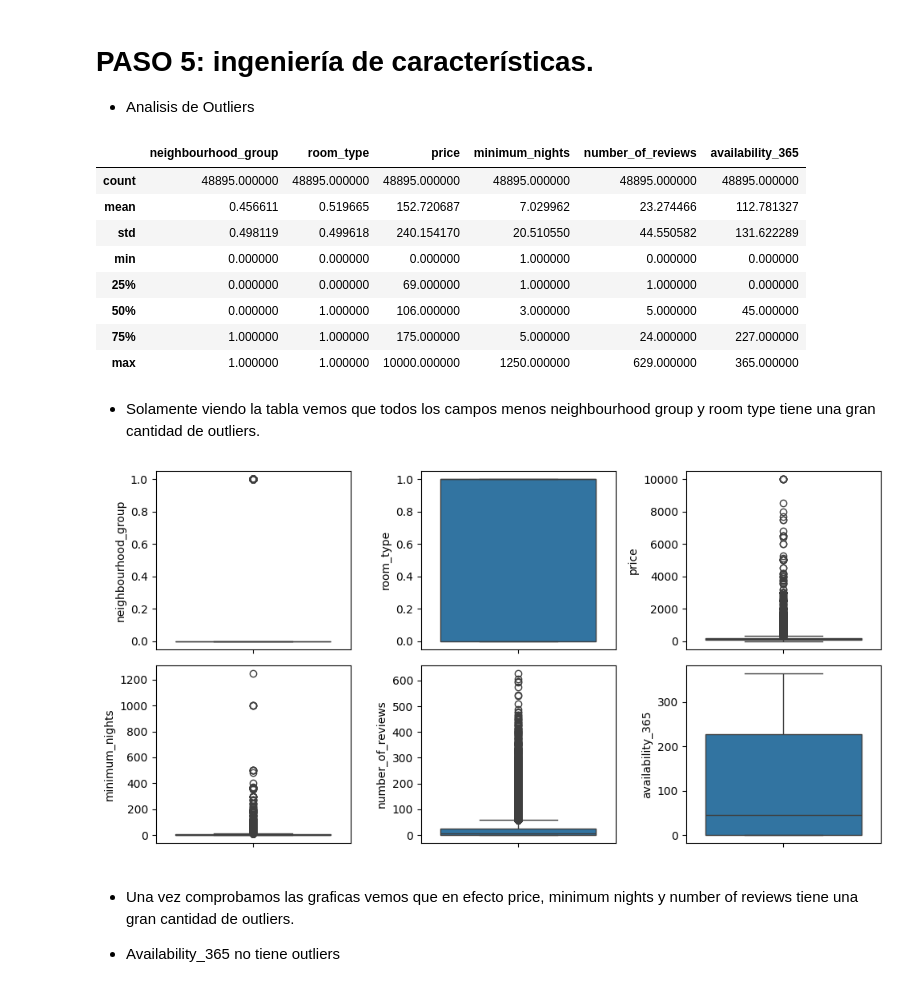
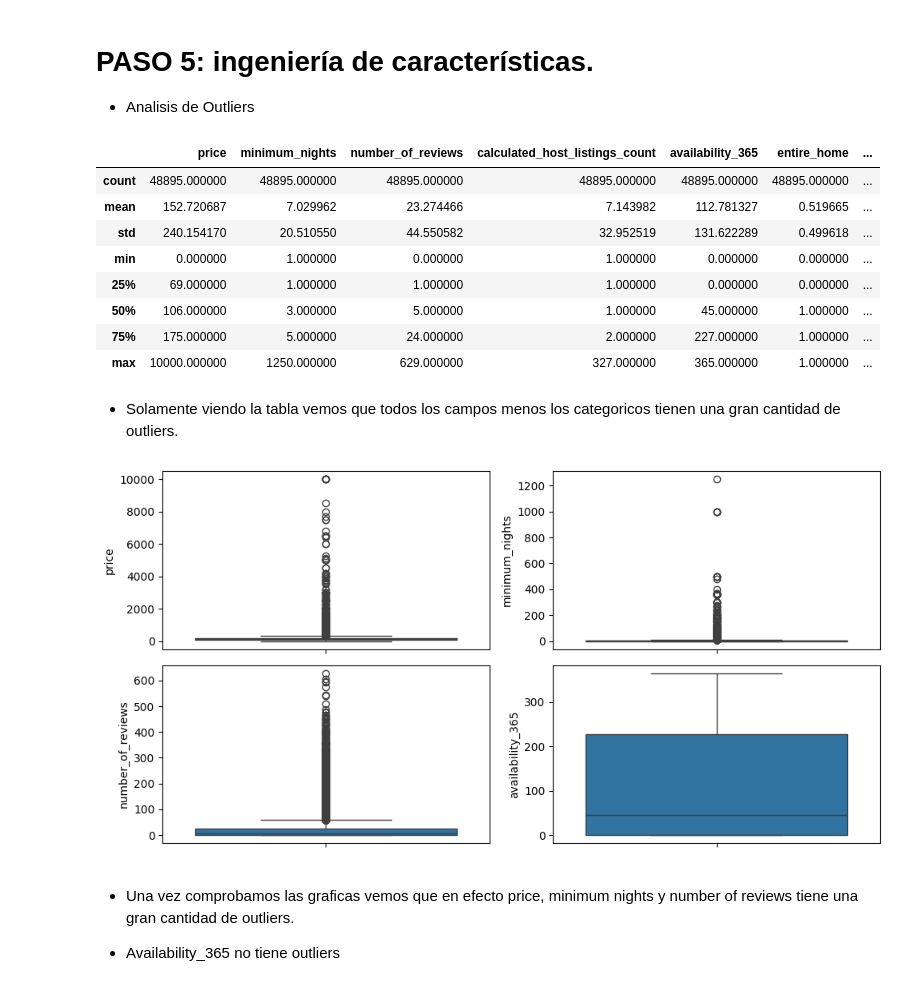
Before and after one commit to Fj-martinez33/AirBnB-NewYork, a Jupyter notebook: src/explore.ipynb, the cells around one changed output. Saved outputs shown, nothing was run; the diff lists cells and outputs as text; code cells hidden in the pictures.

```diff
--- a/src/explore.ipynb
+++ b/src/explore.ipynb
@@ -385,3 +373,19 @@ ObjectToCategory(data, "room_type")
+# %%
+#Creamos el codificador
+
+def Encoder(dataset, col):
+    encoder = OneHotEncoder()
+    encoding = encoder.fit_transform(dataset[[col]])
+    dummie_col = pd.DataFrame(encoding.toarray(), columns=encoder.categories_)
+    dataset = pd.concat([dataset, dummie_col], axis = 1)
+    dataset.drop(col, axis=1, inplace=True)
+    return dataset
+
+data = (Encoder(data, "room_type"))
+data = (Encoder(data, "neighbourhood_group"))
+# %%
+#Renombramos las columnas
+data.rename(columns = {('Entire home/apt',) : "entire_home", ('Private room',) : "private_room", ('Shared room',) : "shared_room", ('Bronx',) : "bronx", ('Brooklyn',) : "brooklyn", ('Manhattan',) : "manhattan", ('Queens',) : "queens", ('Staten Island',) : "staten_island"}, inplace=True)
 # %%
 #Tabla de correlaciones
 fig, axis = plt.subplots(figsize=(10,7))
@@ -424,33 +428,31 @@ sns.pairplot(data=data)
 
 data.describe()
 # %% [output]
-|  | neighbourhood_group | room_type | price | minimum_nights | number_of_reviews | availability_365 |
-| count | 48895.000000 | 48895.000000 | 48895.000000 | 48895.000000 | 48895.000000 | 48895.000000 |
-| mean | 0.456611 | 0.519665 | 152.720687 | 7.029962 | 23.274466 | 112.781327 |
-| std | 0.498119 | 0.499618 | 240.154170 | 20.510550 | 44.550582 | 131.622289 |
-| min | 0.000000 | 0.000000 | 0.000000 | 1.000000 | 0.000000 | 0.000000 |
-| 25% | 0.000000 | 0.000000 | 69.000000 | 1.000000 | 1.000000 | 0.000000 |
-| 50% | 0.000000 | 1.000000 | 106.000000 | 3.000000 | 5.000000 | 45.000000 |
-| 75% | 1.000000 | 1.000000 | 175.000000 | 5.000000 | 24.000000 | 227.000000 |
-| max | 1.000000 | 1.000000 | 10000.000000 | 1250.000000 | 629.000000 | 365.000000 |
+|  | price | minimum_nights | number_of_reviews | calculated_host_listings_count | availability_365 | entire_home | ... |
+| count | 48895.000000 | 48895.000000 | 48895.000000 | 48895.000000 | 48895.000000 | 48895.000000 | ... |
+| mean | 152.720687 | 7.029962 | 23.274466 | 7.143982 | 112.781327 | 0.519665 | ... |
+| std | 240.154170 | 20.510550 | 44.550582 | 32.952519 | 131.622289 | 0.499618 | ... |
+| min | 0.000000 | 1.000000 | 0.000000 | 1.000000 | 0.000000 | 0.000000 | ... |
+| 25% | 69.000000 | 1.000000 | 1.000000 | 1.000000 | 0.000000 | 0.000000 | ... |
+| 50% | 106.000000 | 3.000000 | 5.000000 | 1.000000 | 45.000000 | 1.000000 | ... |
+| 75% | 175.000000 | 5.000000 | 24.000000 | 2.000000 | 227.000000 | 1.000000 | ... |
+| max | 10000.000000 | 1250.000000 | 629.000000 | 327.000000 | 365.000000 | 1.000000 | ... |
 # %% [markdown]
-- Solamente viendo la tabla vemos que todos los campos menos neighbourhood group y room type tiene una gran cantidad de outliers.
+- Solamente viendo la tabla vemos que todos los campos menos los categoricos tienen una gran cantidad de outliers.
 # %%
 #Grafica de outliers
 
-fig, axis = plt.subplots(2, 3, figsize=(10,5))
+fig, axis = plt.subplots(2, 2, figsize=(10,5))
 
-sns.boxplot( ax = axis[0,0], data = data, y = "neighbourhood_group")
-sns.boxplot( ax  = axis[0,1], data = data, y = "room_type")
-sns.boxplot( ax = axis [0,2], data = data, y = "price")
-sns.boxplot( ax = axis[1,0], data = data, y = "minimum_nights")
-sns.boxplot( ax = axis[1,1], data = data, y = "number_of_reviews")
-sns.boxplot( ax = axis[1,2], data = data, y = "availability_365")
+sns.boxplot( ax = axis [0,0], data = data, y = "price")
+sns.boxplot( ax = axis [0,1], data = data, y = "minimum_nights")
+sns.boxplot( ax = axis [1,0], data = data, y = "number_of_reviews")
+sns.boxplot( ax = axis [1,1], data = data, y = "availability_365")
 
 plt.tight_layout()
 plt.show()
 # %% [output]
-[figure, old version]
+[figure, new version]
 # %% [markdown]
 - Una vez comprobamos las graficas vemos que en efecto price, minimum nights y number of reviews tiene una gran cantidad de outliers.
 
```
Also changed, not shown: parts of 19 cells of this notebook, 32 other files.
